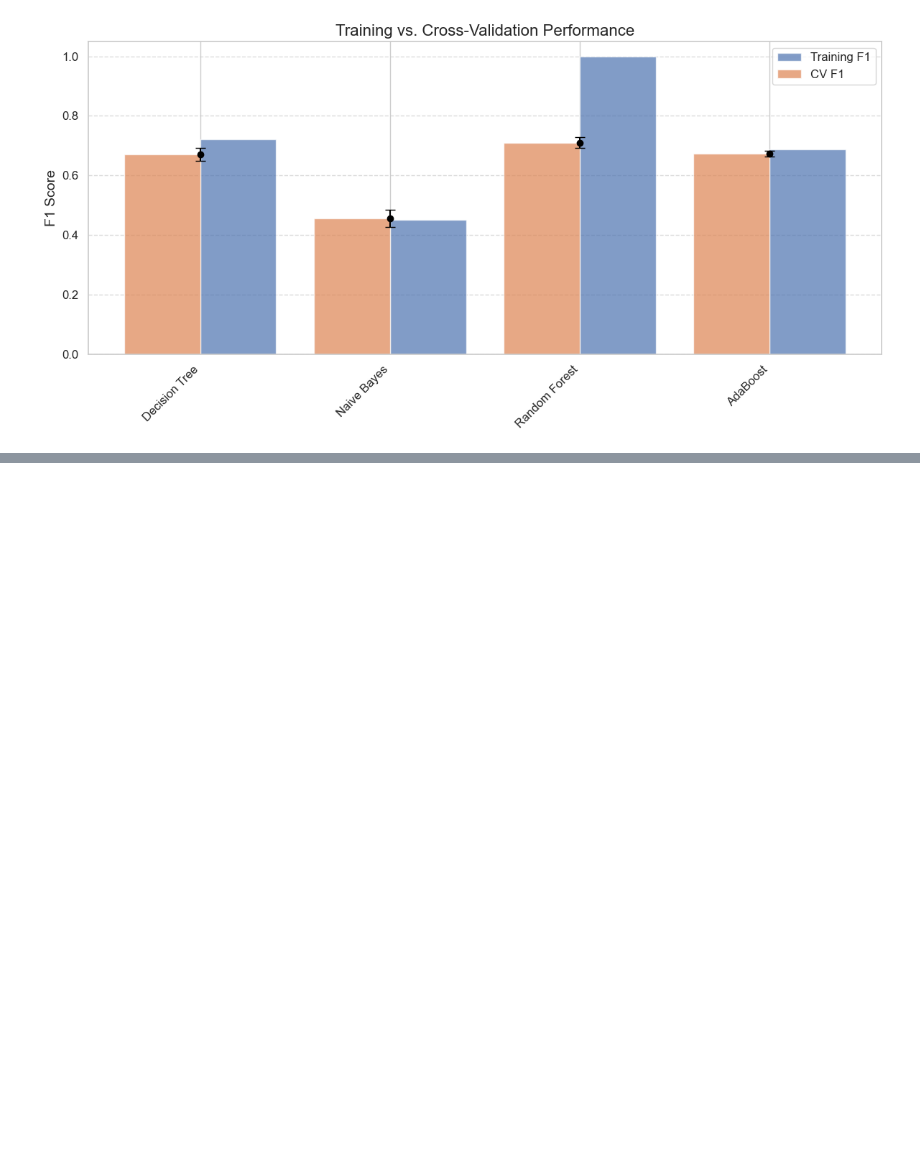
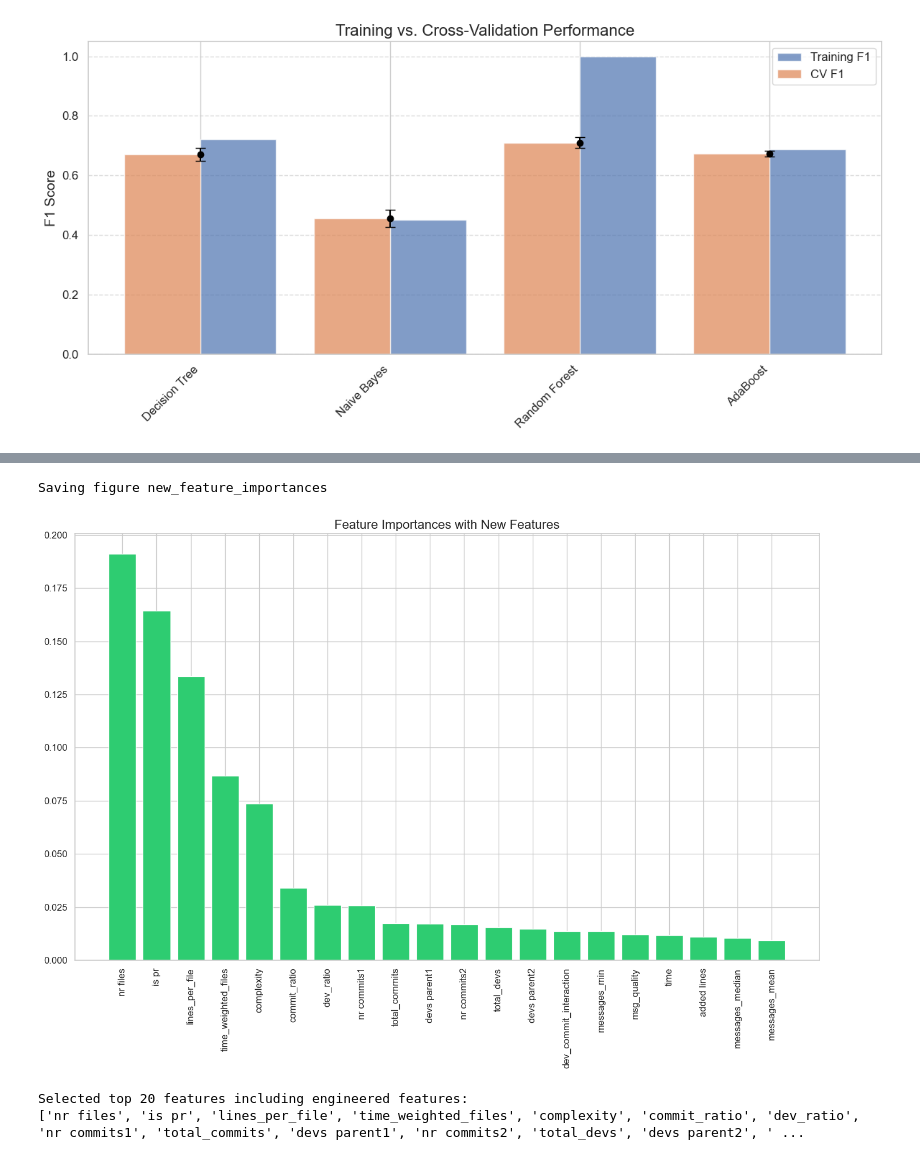
Before and after one commit to violetahoza/MergeConflictClassifier, a Jupyter notebook: HozaVioletaMaria.ipynb, the cells around one changed output, grey strips where cells are left out. Saved outputs shown, nothing was run; the diff lists cells and outputs as text; code cells hidden in the pictures; blank space fills up the shorter version.

```diff
--- a/HozaVioletaMaria.ipynb
+++ b/HozaVioletaMaria.ipynb
@@ -1181,0 +1292,9 @@ Saving figure overfitting_analysis
+# %%
+# Prepare new feature set
+X_new = df_new.drop(['commit', 'parent1', 'parent2', 'ancestor', 'conflict'], axis=1)
+y_new = df_new['conflict']
+# %%
+# Train-test split with stratification
+X_train_new, X_test_new, y_train_new, y_test_new = train_test_split(
+    X_new, y_new, test_size=0.2, random_state=42, stratify=y_new
+)
@@ -1181,0 +1307,28 @@ Saving figure overfitting_analysis
+# %%
+# Get feature importances
+importances_new = rf_selector.feature_importances_
+indices_new = np.argsort(importances_new)[::-1]
+# %%
+# Plot new feature importances
+plt.figure(figsize=(14, 10))
+plt.title("Feature Importances with New Features", fontsize=16)
+plt.bar(range(20), importances_new[indices_new][:20], color='#2ecc71', align="center")
+plt.xticks(range(20), [X_new.columns[i] for i in indices_new][:20], rotation=90)
+plt.tight_layout()
+save_fig('new_feature_importances')
+plt.show()
+# %% [output]
+Saving figure new_feature_importances
+[figure, added]
+# %%
+# Select top 20 features
+selected_features_new = [X_new.columns[i] for i in indices_new[:20]]
+print(f"\nSelected top 20 features including engineered features:")
+print(selected_features_new)
+
+# Create selected feature sets
+X_train_new_selected = X_train_new[selected_features_new]
+X_test_new_selected = X_test_new[selected_features_new]
+# %% [output]
+Selected top 20 features including engineered features:
+['nr files', 'is pr', 'lines_per_file', 'time_weighted_files', 'complexity', 'commit_ratio', 'dev_ratio', 'nr commits1', 'total_commits', 'devs parent1', 'nr commits2', 'total_devs', 'devs parent2', ' ...
```
Also changed, not shown: parts of 19 cells of this notebook, 6 other files.
